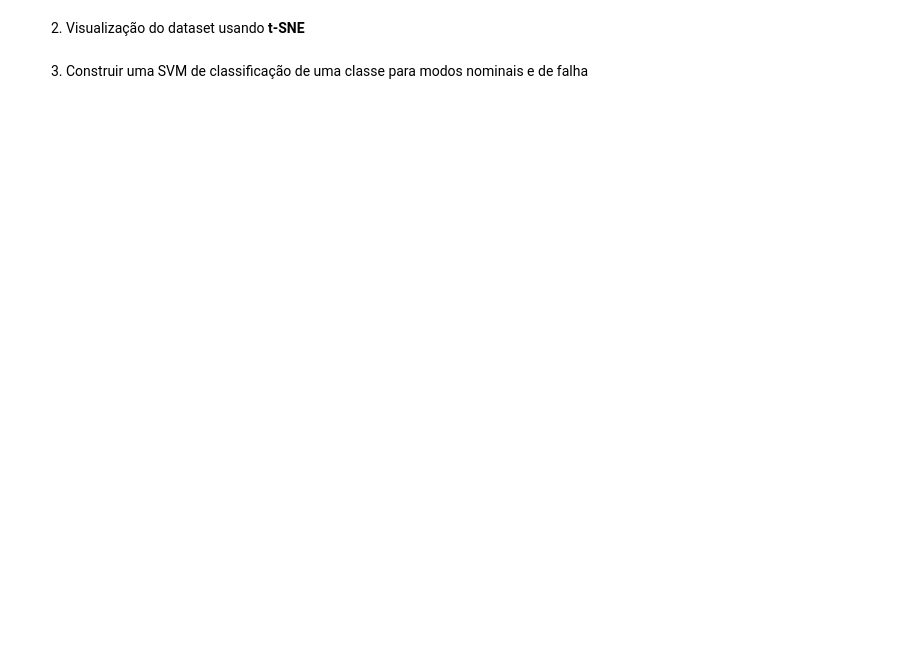
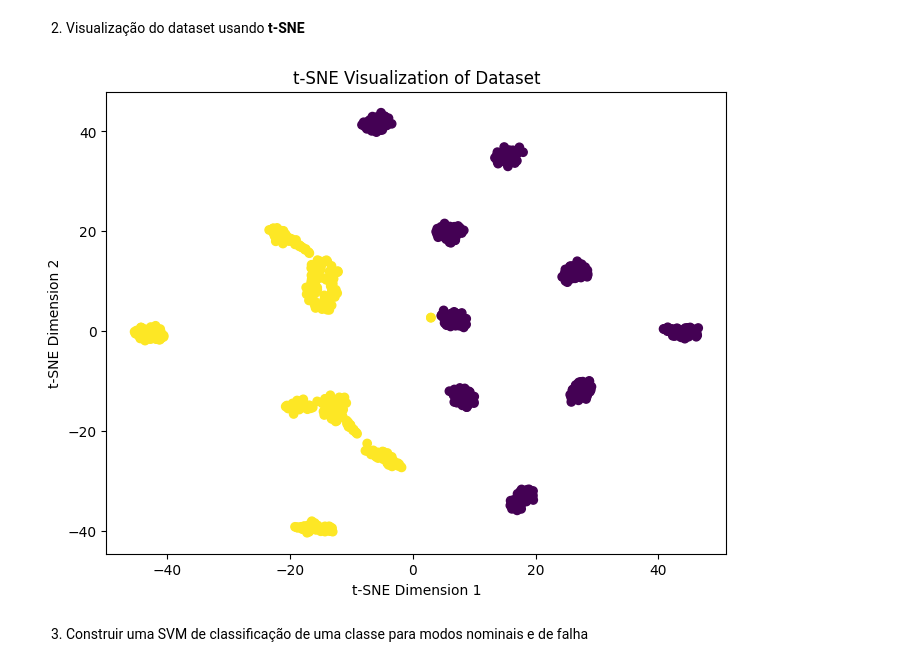
Before and after one commit to leonardochernandes/IAMA, a Jupyter notebook: read_data_Leonardo.ipynb, the cells around one changed output. Saved outputs shown, nothing was run; the diff lists cells and outputs as text; code cells hidden in the pictures; blank space fills up the shorter version.

```diff
--- a/read_data_Leonardo.ipynb
+++ b/read_data_Leonardo.ipynb
@@ -568,24 +567,17 @@ import matplotlib.pyplot as plt
 # %%
 tsne = TSNE(n_components=2, random_state=42)
 # tsne = TSNE(n_components=2, random_state=42, perplexity=30)
 
 X_tsne = tsne.fit_transform(X1)  # Usei X1 - sem o PCA
 
 # Visualize the results
 plt.figure(figsize=(8, 6))
 plt.scatter(X_tsne[:, 0], X_tsne[:, 1], c=y_target)
 plt.xlabel('t-SNE Dimension 1')
 plt.ylabel('t-SNE Dimension 2')
 plt.title('t-SNE Visualization of Dataset')
 plt.show()
-
-
-plt.figure(figsize=(8, 6))
-scatter = plt.scatter(X_tsne[:, 0], X_tsne[:, 1], c=y_target, cmap='viridis')  # Use um colormap como 'viridis'
-plt.colorbar(scatter)  # Adiciona uma barra de cores para indicar as classes
-plt.xlabel('t-SNE Dimension 1')
-plt.ylabel('t-SNE Dimension 2')
-plt.title('t-SNE Visualization of Dataset')
-plt.show()
+# %% [output]
+[figure, added]
 # %% [markdown]
 3. Construir uma SVM de classificação de uma classe para modos nominais e de falha
```
Also changed, not shown: parts of 12 cells of this notebook.
